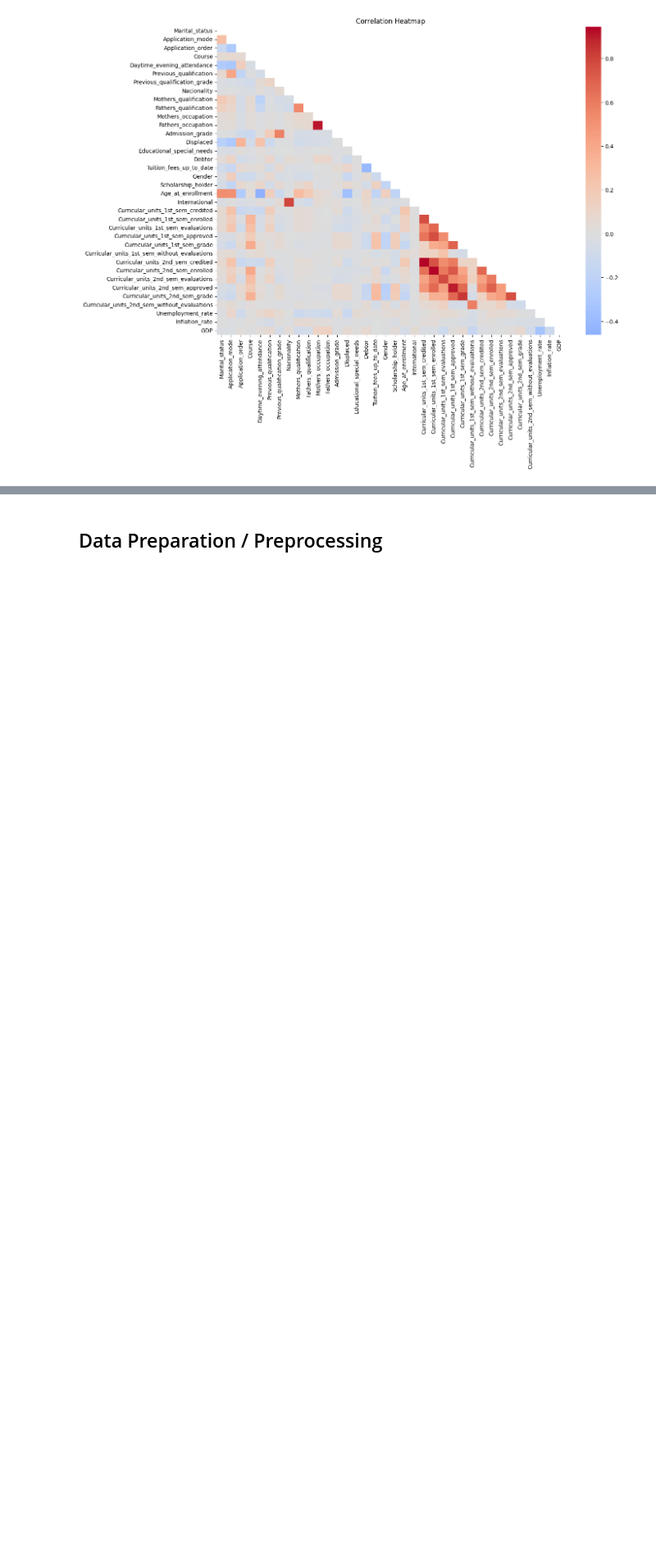
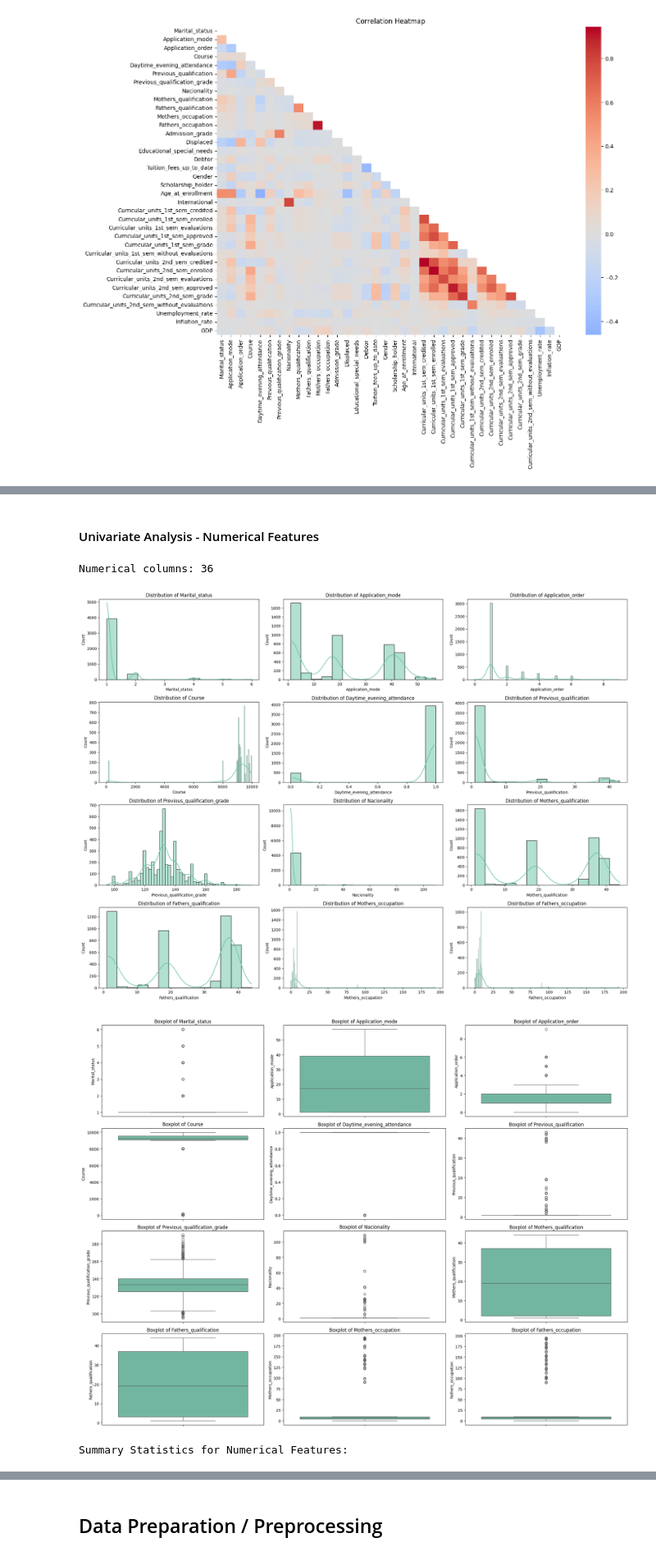
Before and after one commit to diasutsman/Belajar-Penerapan-Data-Science---Menyelesaikan-Permasalahan-Institusi-Pendidikan---Dias-Utsman, a Jupyter notebook: notebook.ipynb, the cells around one changed output, grey strips where cells are left out. Shown at 82% size. Saved outputs shown, nothing was run; the diff lists cells and outputs as text; code cells hidden in the pictures; blank space fills up the shorter version.

```diff
--- a/notebook.ipynb
+++ b/notebook.ipynb
@@ -137,0 +146,33 @@ Summary statistics:
+# %% [markdown]
+#### Univariate Analysis - Numerical Features
+# %%
+# Identifying numerical columns
+numerical_cols = df.select_dtypes(include=['float64', 'int64']).columns.tolist()
+print(f"Numerical columns: {len(numerical_cols)}")
+
+# Distribution of numerical variables
+plt.figure(figsize=(20, 15))
+for i, col in enumerate(numerical_cols[:12], 1):  # Show first 12 for better visualization
+    plt.subplot(4, 3, i)
+    sns.histplot(df[col], kde=True)
+    plt.title(f'Distribution of {col}')
+    plt.tight_layout()
+plt.show()
+
+# Box plots for numerical variables
+plt.figure(figsize=(20, 15))
+for i, col in enumerate(numerical_cols[:12], 1):  # Show first 12 for better visualization
+    plt.subplot(4, 3, i)
+    sns.boxplot(y=df[col])
+    plt.title(f'Boxplot of {col}')
+    plt.tight_layout()
+plt.show()
+
+# Summary statistics for all numerical features
+print("\nSummary Statistics for Numerical Features:")
+display(df[numerical_cols].describe().T.sort_values(by='mean', ascending=False))
+# %% [output]
+Numerical columns: 36
+[figure, added]
+[figure, added]
+Summary Statistics for Numerical Features:
```
Also changed, not shown: parts of 15 cells of this notebook, 1 other file.
